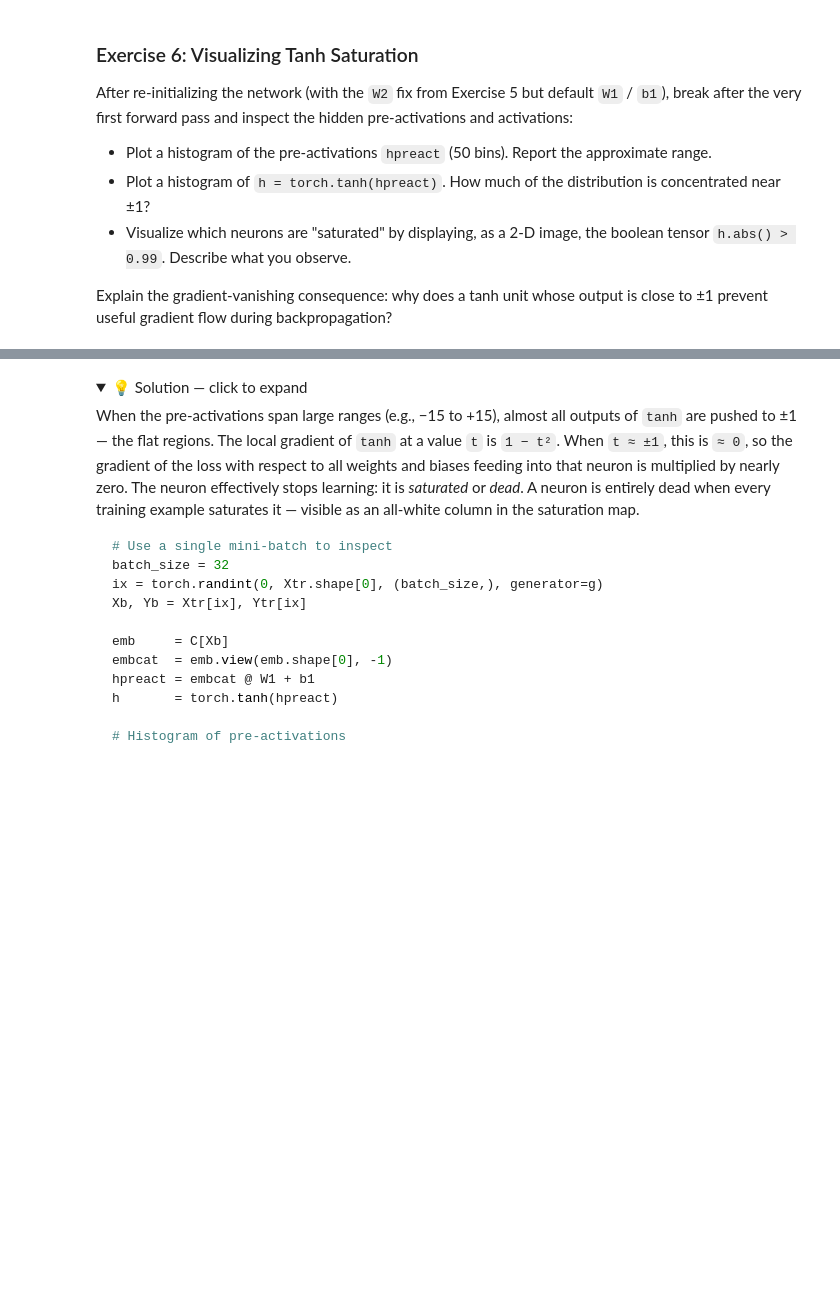
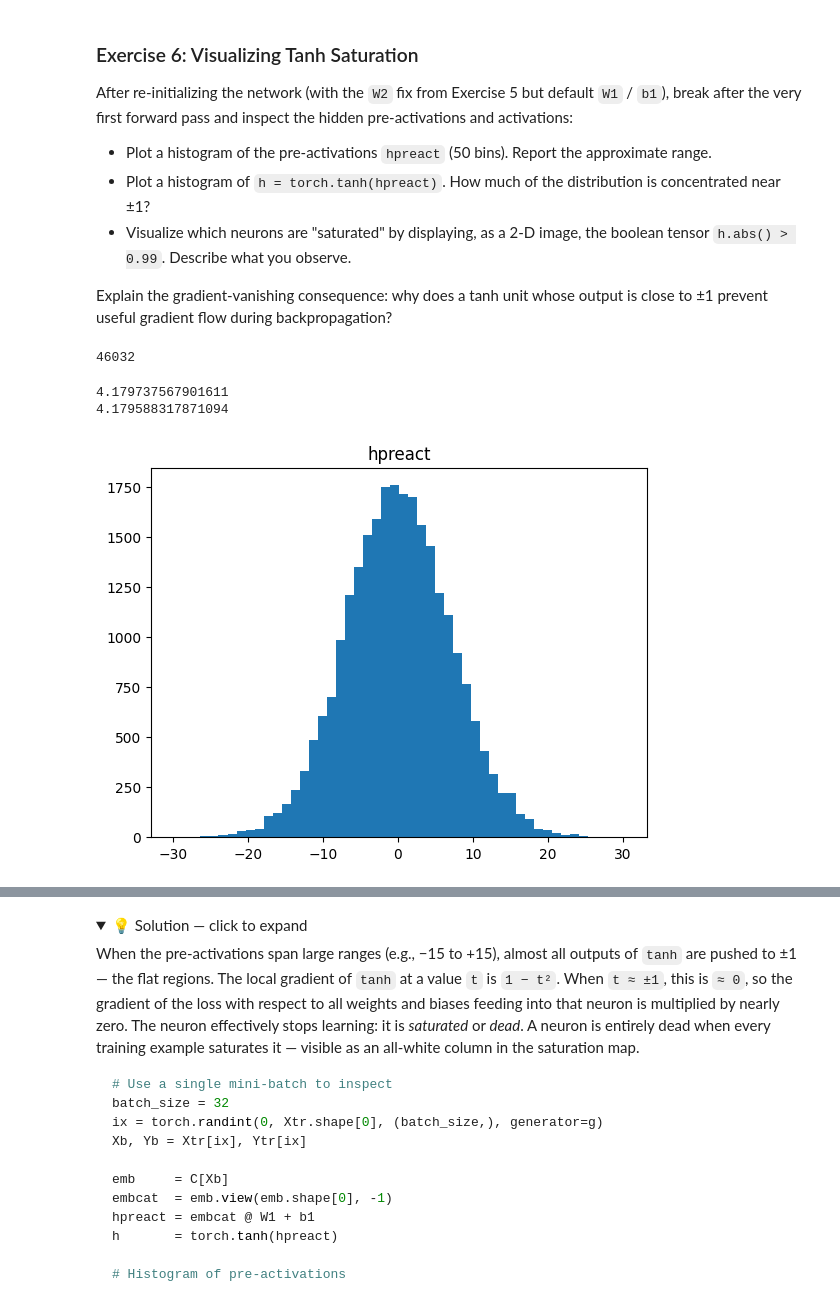
Before and after one commit to talithafaustino/nn-zero-to-hero, a Jupyter notebook: lectures/exercises/bn.ipynb, the cells around one changed output, grey strips where cells are left out. Saved outputs shown, nothing was run; the diff lists cells and outputs as text; code cells hidden in the pictures; folded sections open; blank space fills up the shorter version.

```diff
--- a/lectures/exercises/bn.ipynb
+++ b/lectures/exercises/bn.ipynb
@@ -418,4 +428,46 @@ After re-initializing the network (with the `W2` fix from Exercise 5 but default
 
 Explain the gradient-vanishing consequence: why does a tanh unit whose output is close to ±1 prevent useful gradient flow during backpropagation?
 # %%
-# Your code here
+g = torch.Generator().manual_seed(5390438945)
+
+# parameters
+n_embeds = 12
+n_hidden = 400
+
+# embeddings
+C = torch.randn((n_chars, n_embeds), generator=g)
+
+# hidden layer
+W1 = torch.randn((n_embeds*block_size, n_hidden), generator=g)
+b1 = torch.randn(n_hidden, generator=g)
+
+# output layer: scale down W2 and zero b2 to fix overconfident initialization
+W2 = torch.randn((n_hidden, n_chars), generator=g) * 0.01
+b2 = torch.zeros(n_chars)
+
+parameters = [C, W1, b1, W2, b2]
+for p in parameters:
+    p.requires_grad = True
+
+n_params = sum(p.nelement() for p in parameters)
+n_params
+# %% [output]
+46032
+# %%
+batch_size = 64
+
+calc_loss('train')
+calc_loss('dev')
+# %% [output]
+4.179737567901611
+4.179588317871094
+# %%
+ix = torch.randint(0, Xtr.shape[0], (batch_size,))
+emb = C[Xtr[ix]]
+hpreact = emb.view(-1, n_embeds*block_size) @ W1 + b1
+h = torch.tanh(hpreact)
+#logits = h @ W2 + b2
+# %%
+plt.hist(hpreact.view(-1).tolist(), 50); plt.title('hpreact'); plt.show()
+# %% [output]
+[figure, added]
```
Also changed, not shown: parts of 29 cells of this notebook, 3 other files.
